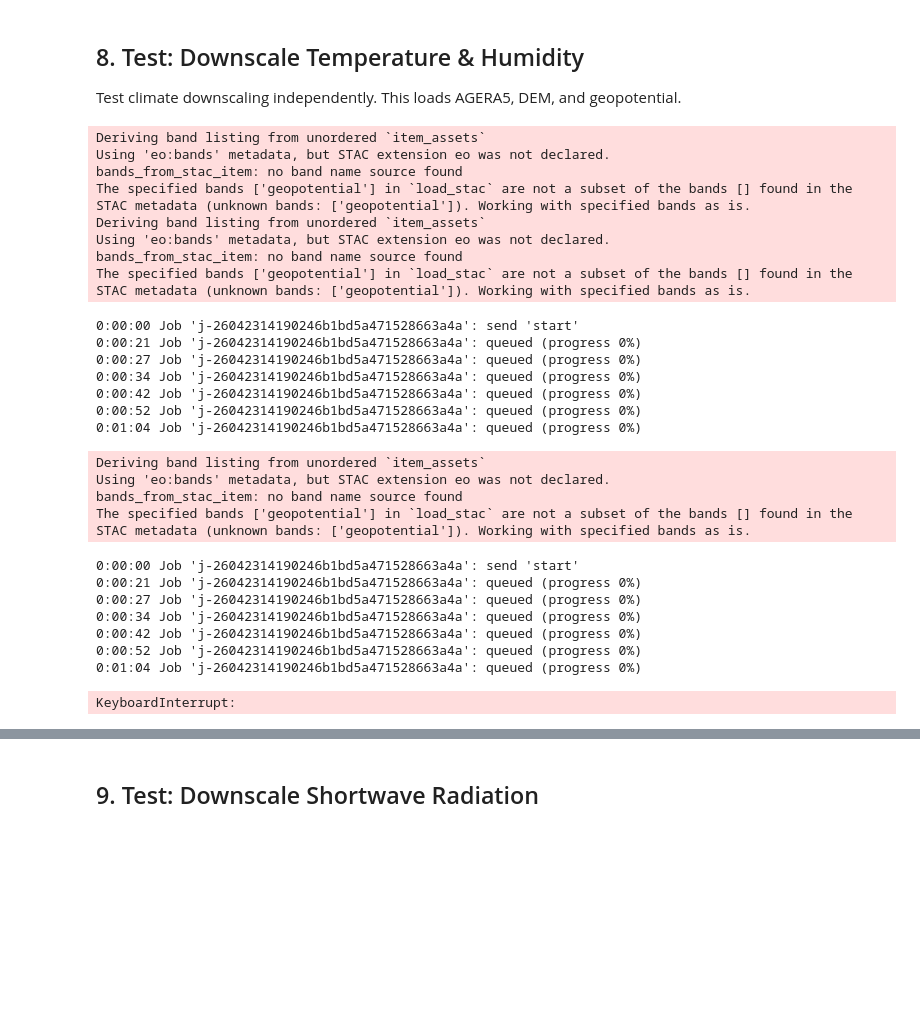
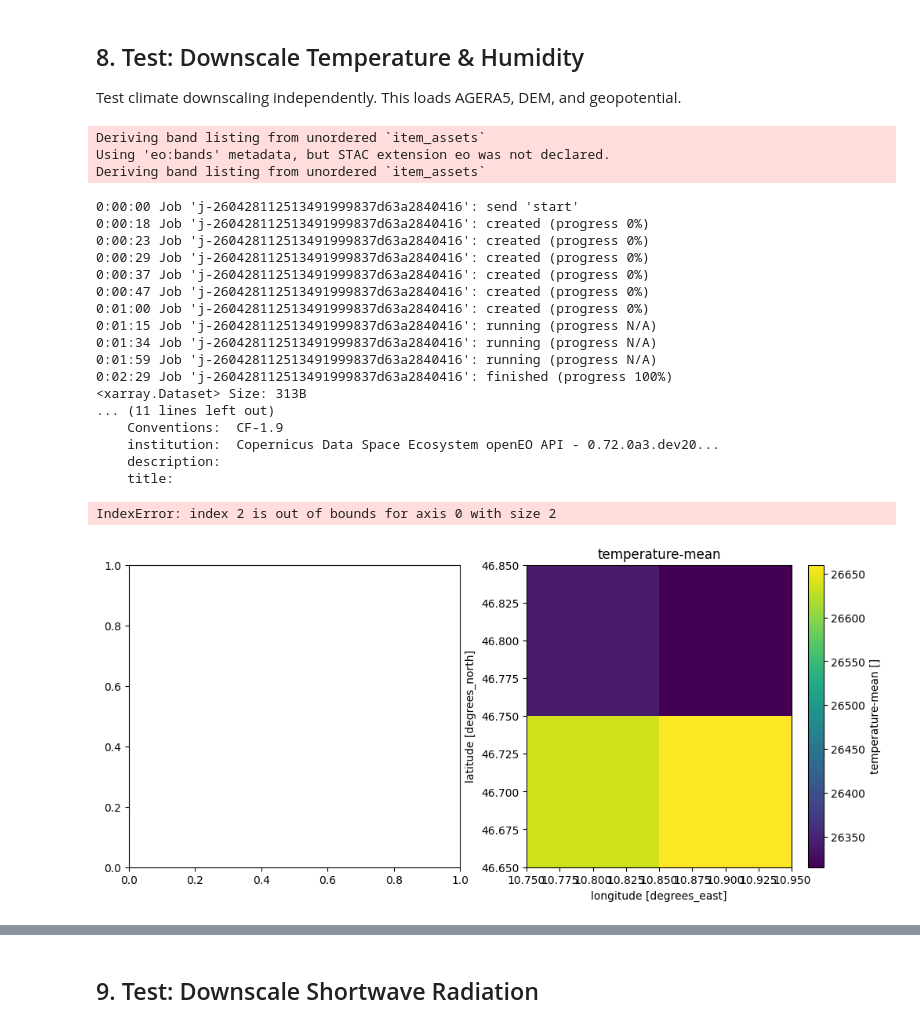
Before and after one commit to SNOWCOP/openeo_mountains_snow, a Jupyter notebook: src/openeo_mountains_snow/snowcoverarea_reconstruction/test_pipeline.ipynb, the cells around one changed output, grey strips where cells are left out. Drawn from its saved outputs; the diff is of its cells as text; code cells hidden in the pictures; blank space fills up the shorter version.

Commit message:
end-2end and fix stac

```diff
--- a/src/openeo_mountains_snow/snowcoverarea_reconstruction/test_pipeline.ipynb
+++ b/src/openeo_mountains_snow/snowcoverarea_reconstruction/test_pipeline.ipynb
@@ -175,7 +175,7 @@ Test climate downscaling independently. This loads AGERA5, DEM, and geopotential
 from openeo_mountains_snow.snowcoverarea_reconstruction.downscale_variables import (
     downscale_temperature_humidity, downscale_shortwave_radiation,
 )
-from openeo_mountains_snow.spatial_extent_utils import bbox_to_wgs84
+job_options = OmegaConf.to_container(cfg.experiment.job_options, resolve=True)
 
 # Use a fixed date for time dimension
 first_date = temporal_extent[0]
@@ -190,62 +190,56 @@ dem = dem.add_dimension(name="t", label=first_date, type="temporal")
 agera = eoconn.load_stac(
     cfg.agera5.stac_url,
     spatial_extent=spatial_extent,
     temporal_extent=agera_temporal_extent,
 )
 agera = agera.filter_bands(bands=list(cfg.agera5.bands))
 agera = agera.rename_labels(dimension="bands", target=list(cfg.agera5.band_aliases))
 
-# Geopotential — STAC item is in EPSG:4326, must pass WGS84 bbox
-geopotential_extent = bbox_to_wgs84(spatial_extent)
-print(f"Geopotential bbox (WGS84): {geopotential_extent}")
+# Geopotential — single global STAC Feature: load_stac can't filter it,
+# so we load the full item then crop with filter_bbox server-side.
 geopotential = eoconn.load_stac(
     cfg.geopotential.stac_url,
-    spatial_extent=geopotential_extent,
+    spatial_extent=spatial_extent,
     bands=["geopotential"],
 )
-geopotential.metadata = geopotential.metadata.add_dimension(
-    "t", label=first_date, type="temporal"
-)
 
-agera_downscaled = downscale_temperature_humidity(agera, dem, geopotential.max_time())
+
+#TODO fix issue with geopotential
+agera_downscaled =agera
+#agera_downscaled = downscale_temperature_humidity(agera, dem, geopotential.max_time())
 
 agera_downscaled.execute_batch("test_agera_downscaled.nc", job_options=job_options)
 ds_agera = xr.open_dataset("test_agera_downscaled.nc")
 
 print(ds_agera)
 
 fig, axes = plt.subplots(1, 2, figsize=(12, 5))
 for i, var in enumerate(ds_agera.data_vars):
     if ds_agera[var].dims == ("t", "y", "x"):
         ds_agera[var].isel(t=0).plot(ax=axes[i])
         axes[i].set_title(var)
 plt.tight_layout()
 plt.show()
 # %% [output]
 Deriving band listing from unordered `item_assets`
 Using 'eo:bands' metadata, but STAC extension eo was not declared.
-bands_from_stac_item: no band name source found
-The specified bands ['geopotential'] in `load_stac` are not a subset of the bands [] found in the STAC metadata (unknown bands: ['geopotential']). Working with specified bands as is.
 Deriving band listing from unordered `item_assets`
-Using 'eo:bands' metadata, but STAC extension eo was not declared.
-bands_from_stac_item: no band name source found
-The specified bands ['geopotential'] in `load_stac` are not a subset of the bands [] found in the STAC metadata (unknown bands: ['geopotential']). Working with specified bands as is.
-0:00:00 Job 'j-26042314190246b1bd5a471528663a4a': send 'start'
-0:00:21 Job 'j-26042314190246b1bd5a471528663a4a': queued (progress 0%)
-0:00:27 Job 'j-26042314190246b1bd5a471528663a4a': queued (progress 0%)
-0:00:34 Job 'j-26042314190246b1bd5a471528663a4a': queued (progress 0%)
-0:00:42 Job 'j-26042314190246b1bd5a471528663a4a': queued (progress 0%)
-0:00:52 Job 'j-26042314190246b1bd5a471528663a4a': queued (progress 0%)
-0:01:04 Job 'j-26042314190246b1bd5a471528663a4a': queued (progress 0%)
+0:00:00 Job 'j-260428112513491999837d63a2840416': send 'start'
+0:00:18 Job 'j-260428112513491999837d63a2840416': created (progress 0%)
+0:00:23 Job 'j-260428112513491999837d63a2840416': created (progress 0%)
+0:00:29 Job 'j-260428112513491999837d63a2840416': created (progress 0%)
+0:00:37 Job 'j-260428112513491999837d63a2840416': created (progress 0%)
+0:00:47 Job 'j-260428112513491999837d63a2840416': created (progress 0%)
+0:01:00 Job 'j-260428112513491999837d63a2840416': created (progress 0%)
+0:01:15 Job 'j-260428112513491999837d63a2840416': running (progress N/A)
+0:01:34 Job 'j-260428112513491999837d63a2840416': running (progress N/A)
+0:01:59 Job 'j-260428112513491999837d63a2840416': running (progress N/A)
+0:02:29 Job 'j-260428112513491999837d63a2840416': finished (progress 100%)
+<xarray.Dataset> Size: 313B
+... (11 lines left out)
+    Conventions:  CF-1.9
+    institution:  Copernicus Data Space Ecosystem openEO API - 0.72.0a3.dev20...
+    description:
+    title:
-Deriving band listing from unordered `item_assets`
-Using 'eo:bands' metadata, but STAC extension eo was not declared.
-bands_from_stac_item: no band name source found
-The specified bands ['geopotential'] in `load_stac` are not a subset of the bands [] found in the STAC metadata (unknown bands: ['geopotential']). Working with specified bands as is.
+IndexError: index 2 is out of bounds for axis 0 with size 2
-0:00:00 Job 'j-26042314190246b1bd5a471528663a4a': send 'start'
-0:00:21 Job 'j-26042314190246b1bd5a471528663a4a': queued (progress 0%)
-0:00:27 Job 'j-26042314190246b1bd5a471528663a4a': queued (progress 0%)
-0:00:34 Job 'j-26042314190246b1bd5a471528663a4a': queued (progress 0%)
-0:00:42 Job 'j-26042314190246b1bd5a471528663a4a': queued (progress 0%)
-0:00:52 Job 'j-26042314190246b1bd5a471528663a4a': queued (progress 0%)
-0:01:04 Job 'j-26042314190246b1bd5a471528663a4a': queued (progress 0%)
-KeyboardInterrupt:
+[figure, added]
```
Also changed, not shown: parts of 4 cells of this notebook, 3 other files.
